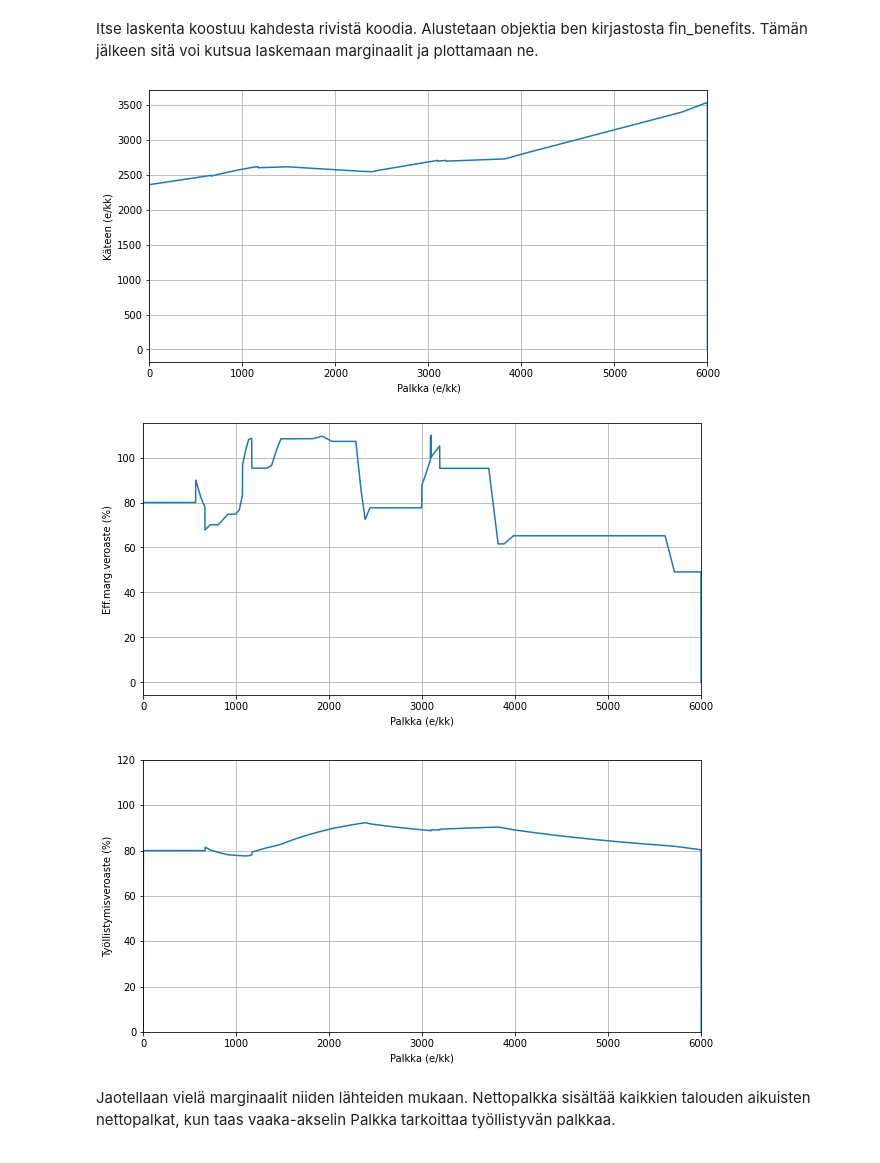
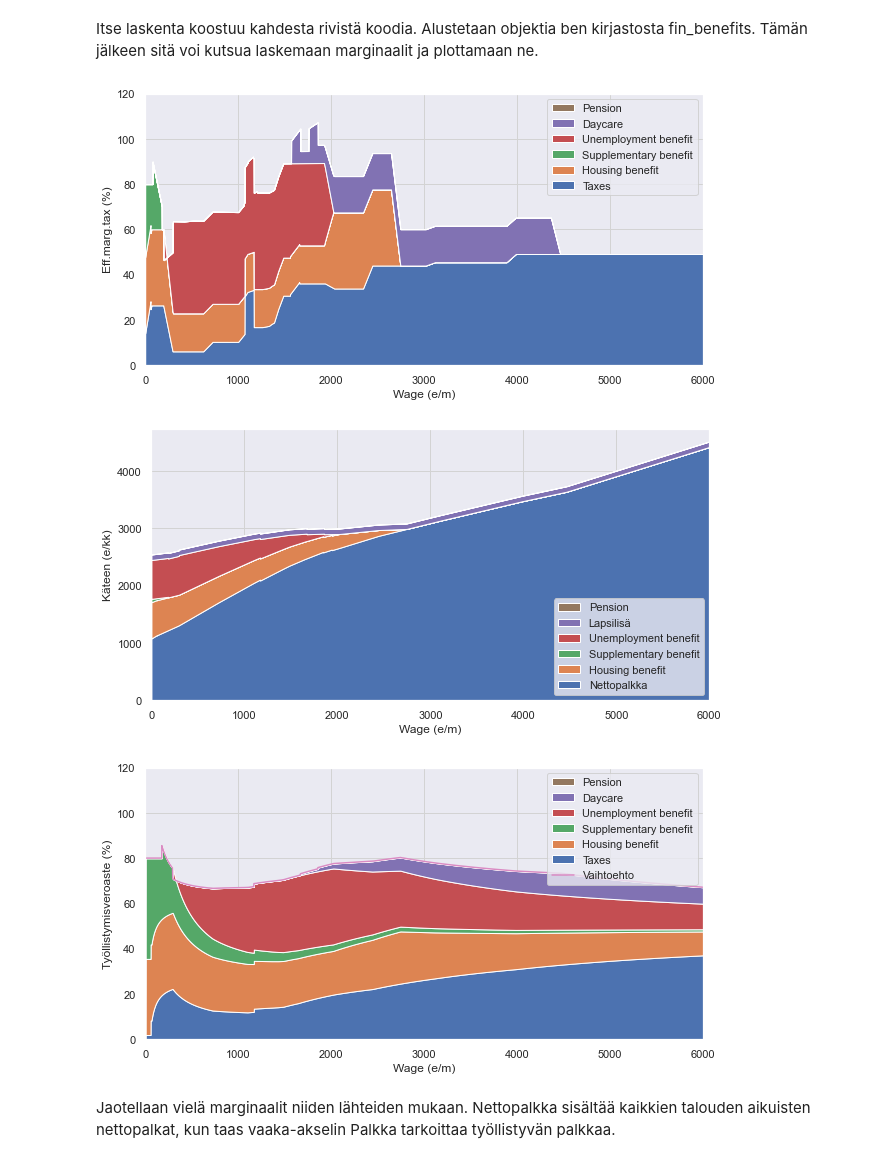
Before and after one commit to ajtanskanen/benefits, a Jupyter notebook: kannusteet laskelmia.ipynb, the cells around one changed output. Saved outputs shown, nothing was run; the diff lists cells and outputs as text; code cells hidden in the pictures.

```diff
--- a/kannusteet laskelmia.ipynb
+++ b/kannusteet laskelmia.ipynb
@@ -37,5 +37,5 @@ plt.rcParams['figure.figsize'] = [10, 5]
 
 Laskee työllisyysveroaste, työnteon efektiivisen marginaalivero ja käteen jäävä ansio kirjaston avulla. Valitaan ensin tyyppitapaus. Muuttuja p kertoo tarkat tiedot laskennankohteesta, selite sisältää kuvauksen siitä ja parametri tulosta kehottaa printtaamaan selite:en.
 # %%
-p,selite=fin_benefits.perheparametrit(perhetyyppi=11,tulosta=True)
+p,selite=fin_benefits.perheparametrit(perhetyyppi=12,tulosta=True)
 # %% [output]
@@ -46,14 +46,16 @@ Tarkastetaan vielä, millaisia parametrejä p:hen on syötetty
 Itse laskenta koostuu kahdesta rivistä koodia. Alustetaan objektia ben kirjastosta fin_benefits. Tämän jälkeen sitä voi kutsua laskemaan marginaalit ja plottamaan ne.
 # %%
 # Luokka Benefits() sisältää koodin
-ben=fin_benefits.Benefits()
+ben=fin_benefits.Benefits(language='English')
 
 # ja lasketaan & plotataan tulokset
-basenetto,baseeff,basetva=ben.laske_ja_plottaa(p)
+#basenetto,baseeff,basetva,baseosatva=ben.laske_ja_plottaa(p)
-# %% [output]
-[figure, removed]
-[figure, removed]
-[figure, removed]
+# %%
+ben.laske_ja_plottaa_marginaalit(p)
+# %% [output]
+[figure, added]
+[figure, added]
+[figure, added]
 # %% [markdown]
 Jaotellaan vielä marginaalit niiden lähteiden mukaan. Nettopalkka sisältää kaikkien talouden aikuisten nettopalkat, kun taas vaaka-akselin Palkka tarkoittaa työllistyvän palkkaa.
 # %%
```
Also changed, not shown: parts of 9 cells of this notebook, 1 other file.
